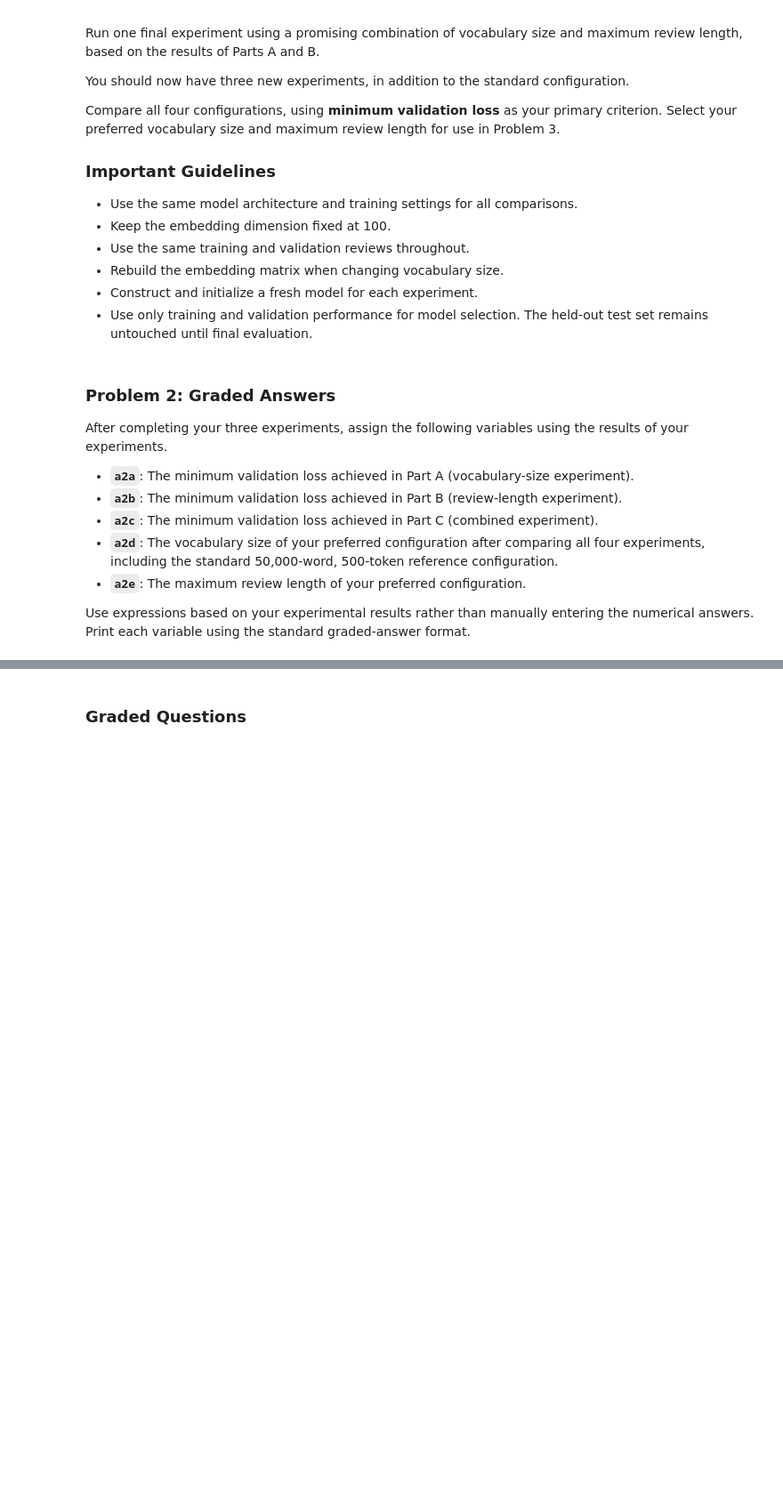
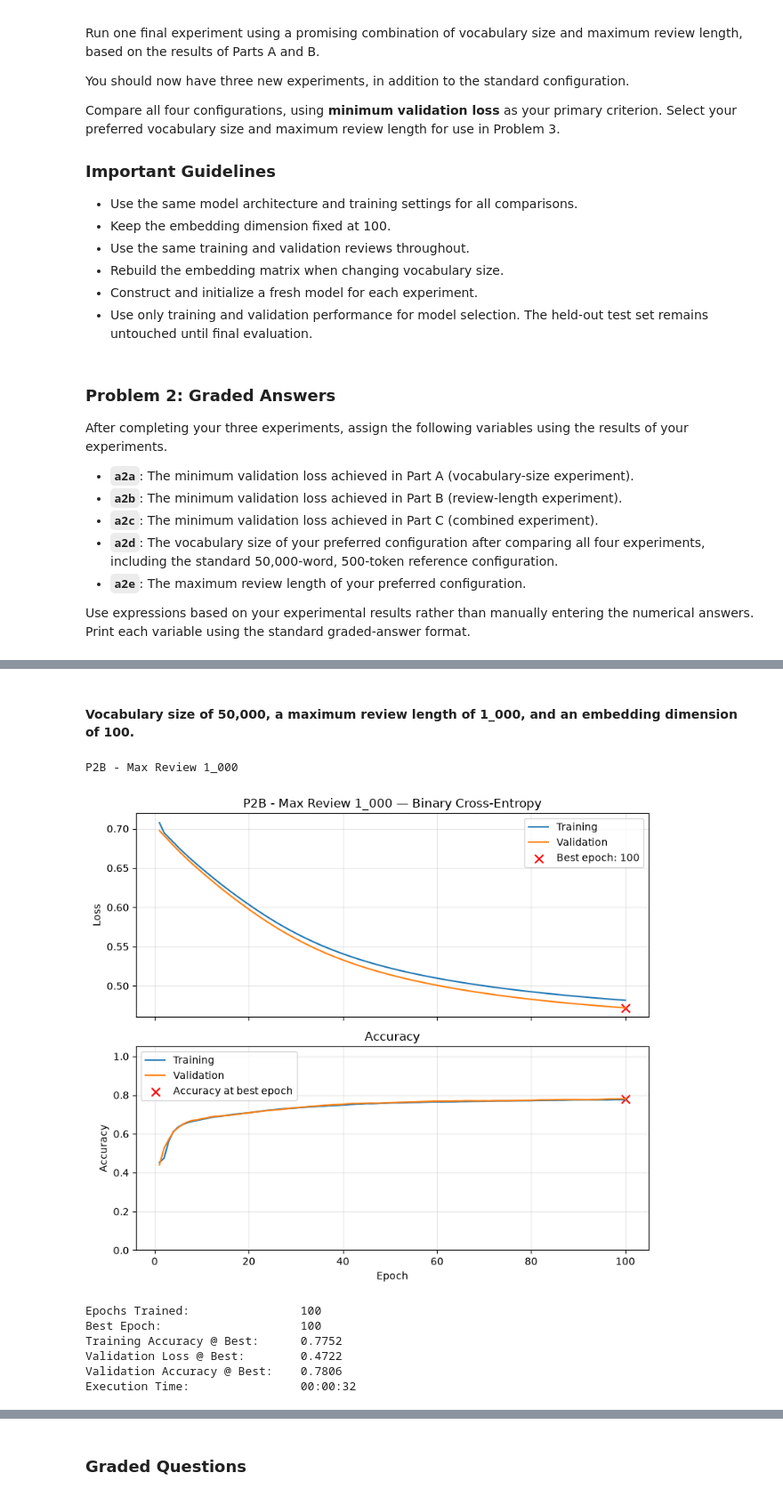
Before and after one commit to calebhadley1/Advanced_ML_and_AI_Coursework, a Jupyter notebook: Homework_07.ipynb, the cells around one changed output, grey strips where cells are left out. Shown at 89% size. Cells and saved outputs as stored; diff of their text form; code cells hidden in the pictures; blank space fills up the shorter version.

```diff
--- a/Homework_07.ipynb
+++ b/Homework_07.ipynb
@@ -1086,0 +1170,22 @@ Use expressions based on your experimental results rather than manually entering
+# %% [markdown]
+#### Vocabulary size of 50,000, a maximum review length of 1_000, and an embedding dimension of 100.
+# %%
+p2b_model4 = create_p2_model(text_length=1_000)
+
+p2b_model4_results = train_and_validate(
+    p2b_model4,
+    X_train, y_train,
+    X_val, y_val,
+    epochs = 100,
+    lr_schedule=1e-4,
+    title="P2B - Max Review 1_000"
+)
+# %% [output]
+P2B - Max Review 1_000
+[figure, added]
+Epochs Trained:                100
+Best Epoch:                    100
+Training Accuracy @ Best:      0.7752
+Validation Loss @ Best:        0.4722
+Validation Accuracy @ Best:    0.7806
+Execution Time:                00:00:32
```
Also changed, not shown: parts of 24 cells of this notebook.
